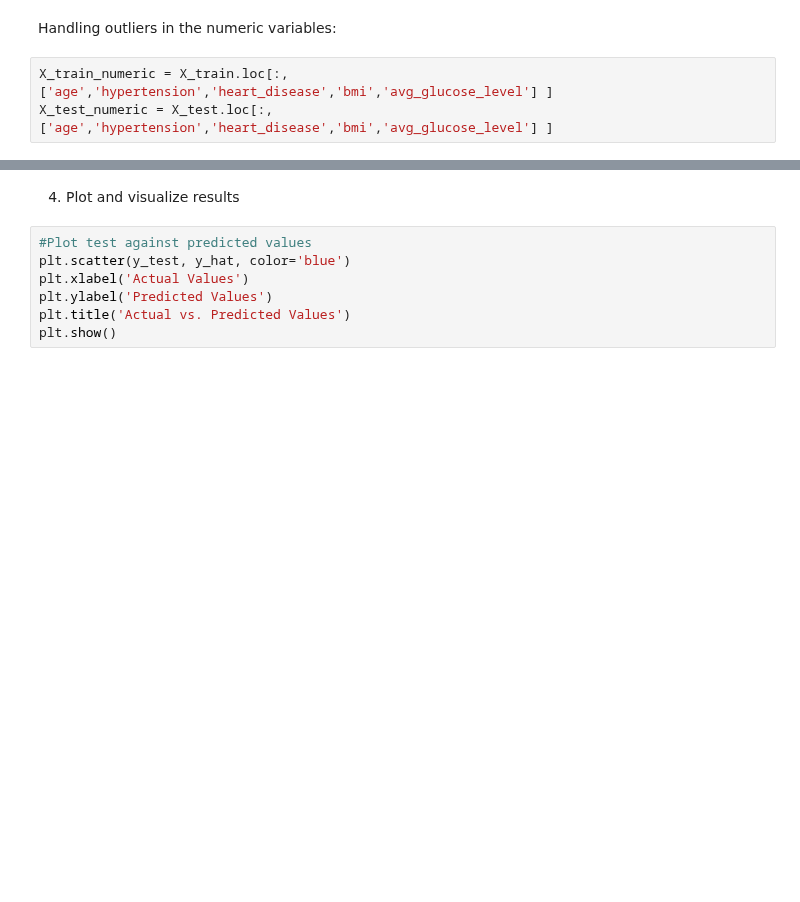
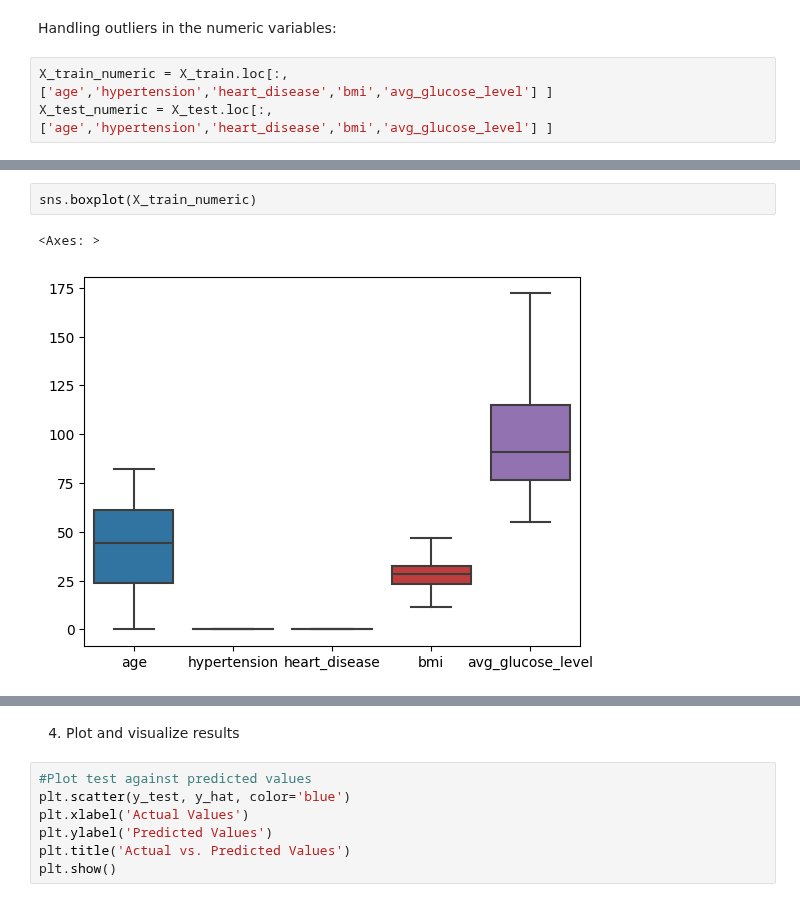
Before and after one commit to DS3001/group14, a Jupyter notebook: project_2/SabrinaModel2.ipynb, the cells around one changed output, grey strips where cells are left out. Cells and saved outputs as stored; diff of their text form; blank space fills up the shorter version.

```diff
--- a/project_2/SabrinaModel2.ipynb
+++ b/project_2/SabrinaModel2.ipynb
@@ -220,0 +262,5 @@ X_test_numeric = X_test.loc[:,['age','hypertension','heart_disease','bmi','avg_g
+# %%
+sns.boxplot(X_train_numeric)
+# %% [output]
+<Axes: >
+[figure, added]
```
Also changed, not shown: parts of 9 cells of this notebook.
